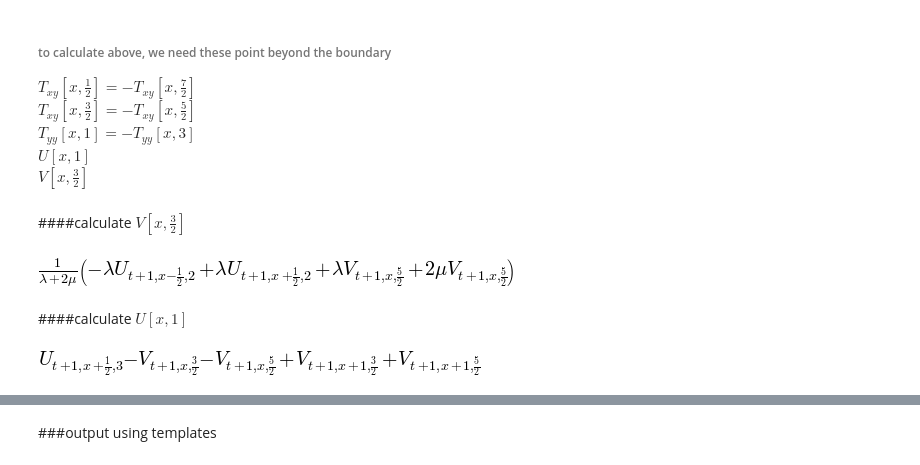
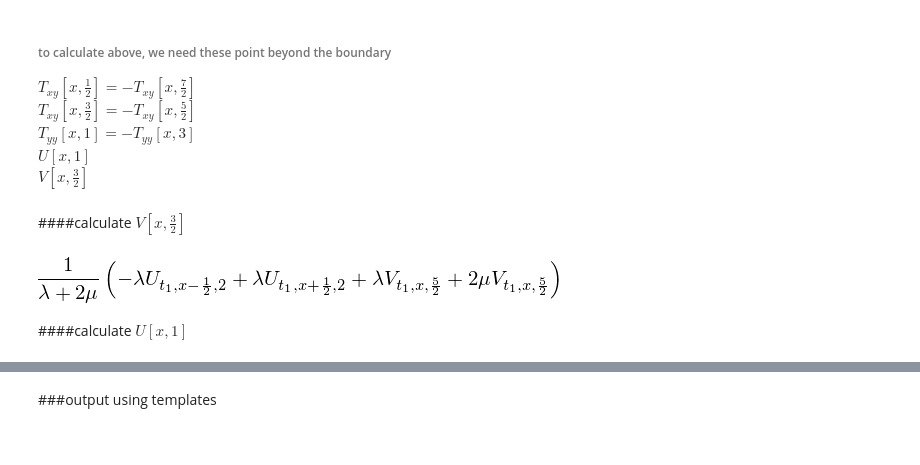
Before and after one commit to devitocodes/opesci-fd, a Jupyter notebook: codegen/demo_ref_convergent.ipynb, the cells around one changed output, grey strips where cells are left out. Drawn from its saved outputs; the diff is of its cells as text; code cells hidden in the pictures.

```diff
--- a/codegen/demo_ref_convergent.ipynb
+++ b/codegen/demo_ref_convergent.ipynb
@@ -14,7 +17,7 @@ init_printing()
 # %%
 U,V,Txx,Tyy,Txy = IndexedBases('U V Txx Tyy Txy')
 beta, lam, mu = symbols('beta lambda mu')
-x,y,t,h,dt,a,b, Vs, dimx, dimy = symbols('x y t h dt a b Vs dimx dimy')
+x,y,t,t1,h,dt,a,b, Vs, dimx, dimy, xx, yy = symbols('x y t t1 h dt a b Vs dimx dimy xx yy')
 # %%
 accuracy_time = 1 # O(dt^2) accuracy in time domain
 accuracy_space = 2 # O(h^4) accuracy in space domain
@@ -149,7 +152,7 @@ U_t
 # %% [markdown]
 ###get the second order FD approximation in space
 # %%
-l = [t+1,x,y]
+l = [t1,x,y]
 
 # first-order spacial derivatives of velocities
 # O(h^2) accuracy
@@ -201,12 +204,8 @@ $V[x,\frac{3}{2}]$<br>
 # %% [markdown]
 ####calculate $V[x,\frac{3}{2}]$
 # %%
-bc_V_y0 = solve(Tyy_expr.subs(y,2), V[t+1,x,1+hf])[0]; bc_V_y0
+bc_V_y0 = solve(Tyy_expr.subs(y,2), V[t1,x,1+hf])[0]; bc_V_y0
 # %% [output]
-[figure, old version]
+[figure, new version]
 # %% [markdown]
 ####calculate $U[x,1]$
-# %%
-bc_U_y0 = solve(Eq(Txy_expr.subs({x:x+hf,y:1+hf}), -Txy_expr.subs({x:x+hf,y:2+hf})),U[t+1,x+hf,1])[0]; bc_U_y0
-# %% [output]
-[figure, removed]
```
Also changed, not shown: parts of 57 cells of this notebook, 3 other files.
